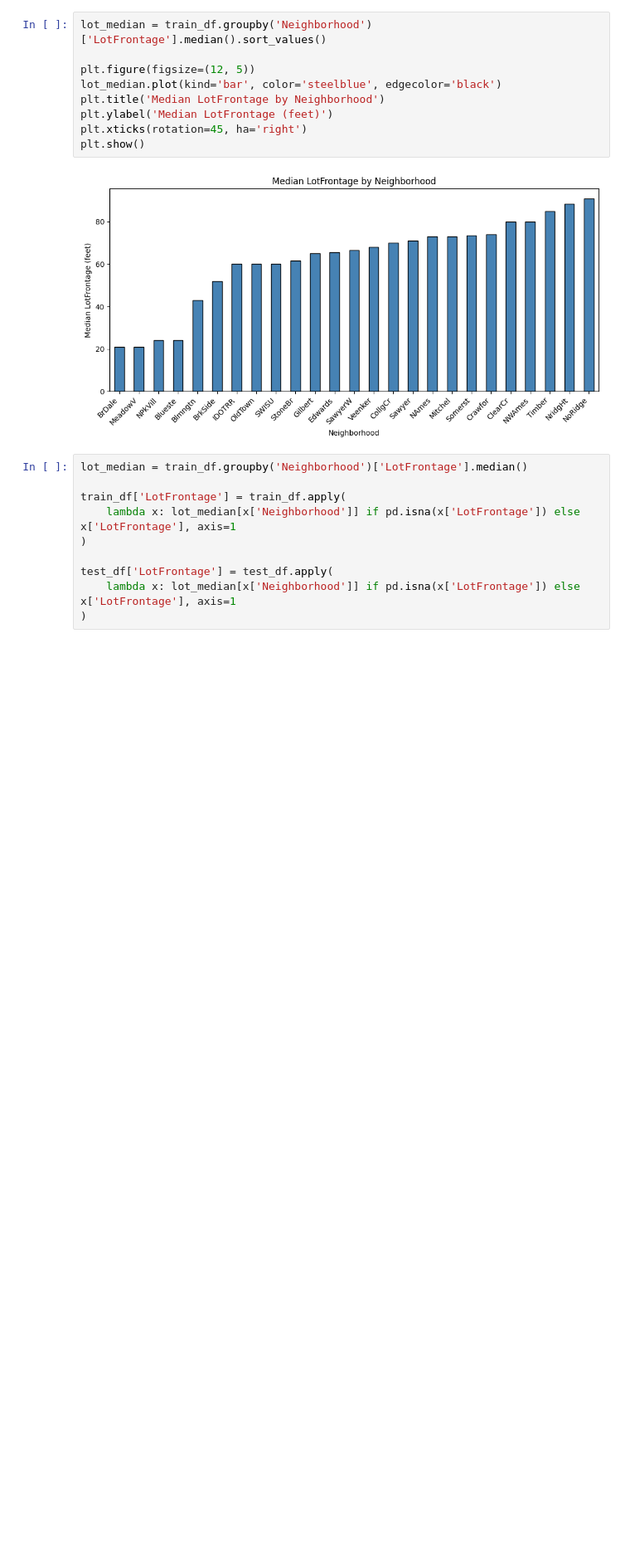
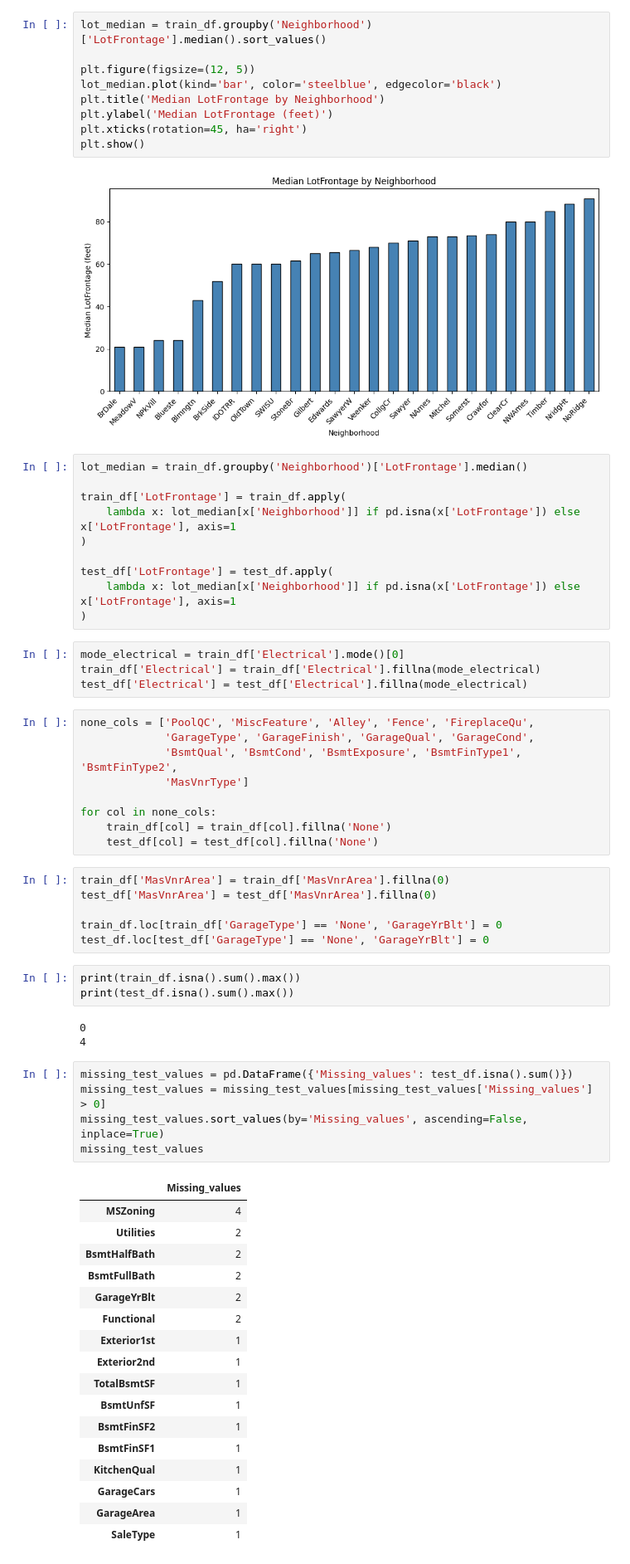
Before and after one commit to GubkinKirill/-Python_and_ML, a Jupyter notebook: house-prices.ipynb, the cells around one changed output. Shown at 83% size. Saved outputs shown, nothing was run; the diff lists cells and outputs as text; blank space fills up the shorter version.

```diff
--- a/house-prices.ipynb
+++ b/house-prices.ipynb
@@ -200,3 +200,51 @@ train_df['LotFrontage'] = train_df.apply(
 test_df['LotFrontage'] = test_df.apply(
     lambda x: lot_median[x['Neighborhood']] if pd.isna(x['LotFrontage']) else x['LotFrontage'], axis=1
 )
+# %%
+mode_electrical = train_df['Electrical'].mode()[0]
+train_df['Electrical'] = train_df['Electrical'].fillna(mode_electrical)
+test_df['Electrical'] = test_df['Electrical'].fillna(mode_electrical)
+# %%
+none_cols = ['PoolQC', 'MiscFeature', 'Alley', 'Fence', 'FireplaceQu',
+             'GarageType', 'GarageFinish', 'GarageQual', 'GarageCond',
+             'BsmtQual', 'BsmtCond', 'BsmtExposure', 'BsmtFinType1', 'BsmtFinType2',
+             'MasVnrType']
+
+for col in none_cols:
+    train_df[col] = train_df[col].fillna('None')
+    test_df[col] = test_df[col].fillna('None')
+# %%
+train_df['MasVnrArea'] = train_df['MasVnrArea'].fillna(0)
+test_df['MasVnrArea'] = test_df['MasVnrArea'].fillna(0)
+
+train_df.loc[train_df['GarageType'] == 'None', 'GarageYrBlt'] = 0
+test_df.loc[test_df['GarageType'] == 'None', 'GarageYrBlt'] = 0
+# %%
+print(train_df.isna().sum().max())
+print(test_df.isna().sum().max())
+# %% [output]
+0
+4
+# %%
+missing_test_values = pd.DataFrame({'Missing_values': test_df.isna().sum()})
+missing_test_values = missing_test_values[missing_test_values['Missing_values'] > 0]
+missing_test_values.sort_values(by='Missing_values', ascending=False, inplace=True)
+missing_test_values
+# %% [output]
+|  | Missing_values |
+| MSZoning | 4 |
+| Utilities | 2 |
+| BsmtHalfBath | 2 |
+| BsmtFullBath | 2 |
+| GarageYrBlt | 2 |
+| Functional | 2 |
+| Exterior1st | 1 |
+| Exterior2nd | 1 |
+| TotalBsmtSF | 1 |
+| BsmtUnfSF | 1 |
+| BsmtFinSF2 | 1 |
+| BsmtFinSF1 | 1 |
+| KitchenQual | 1 |
+| GarageCars | 1 |
+| GarageArea | 1 |
+| SaleType | 1 |
```
Also changed, not shown: parts of 8 cells of this notebook.
